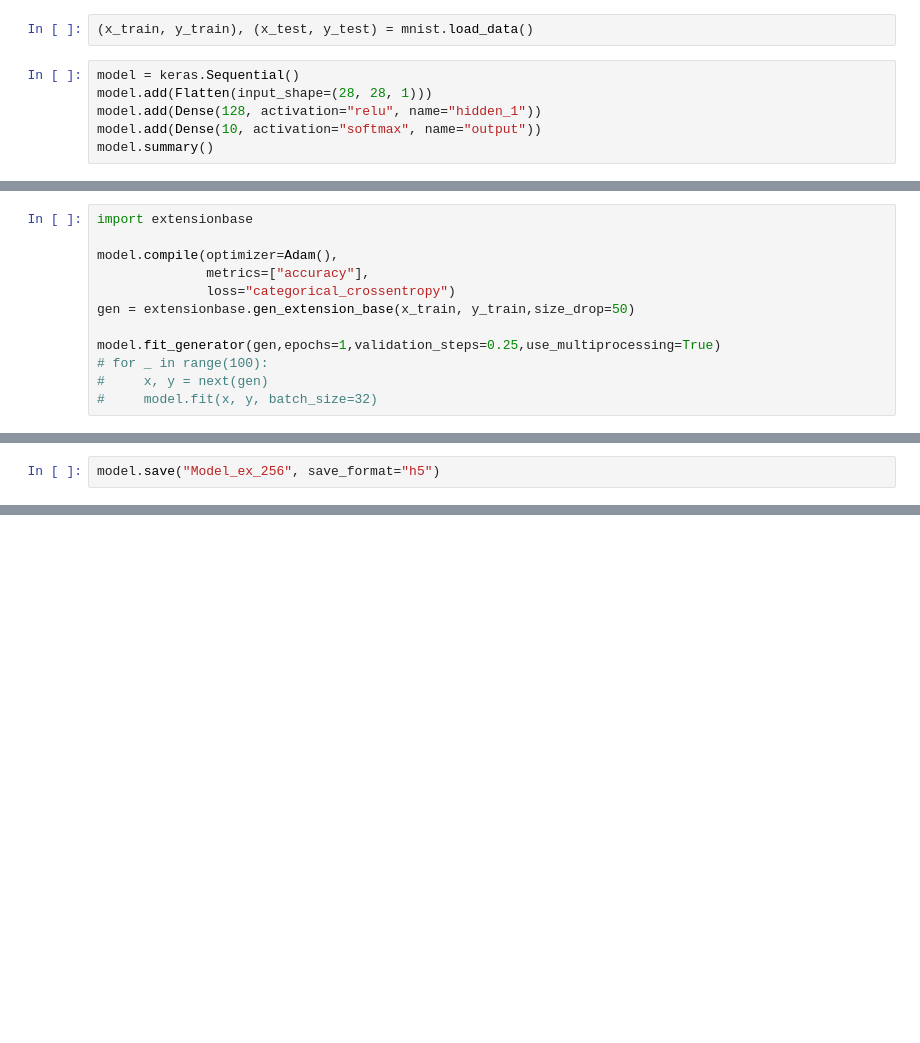
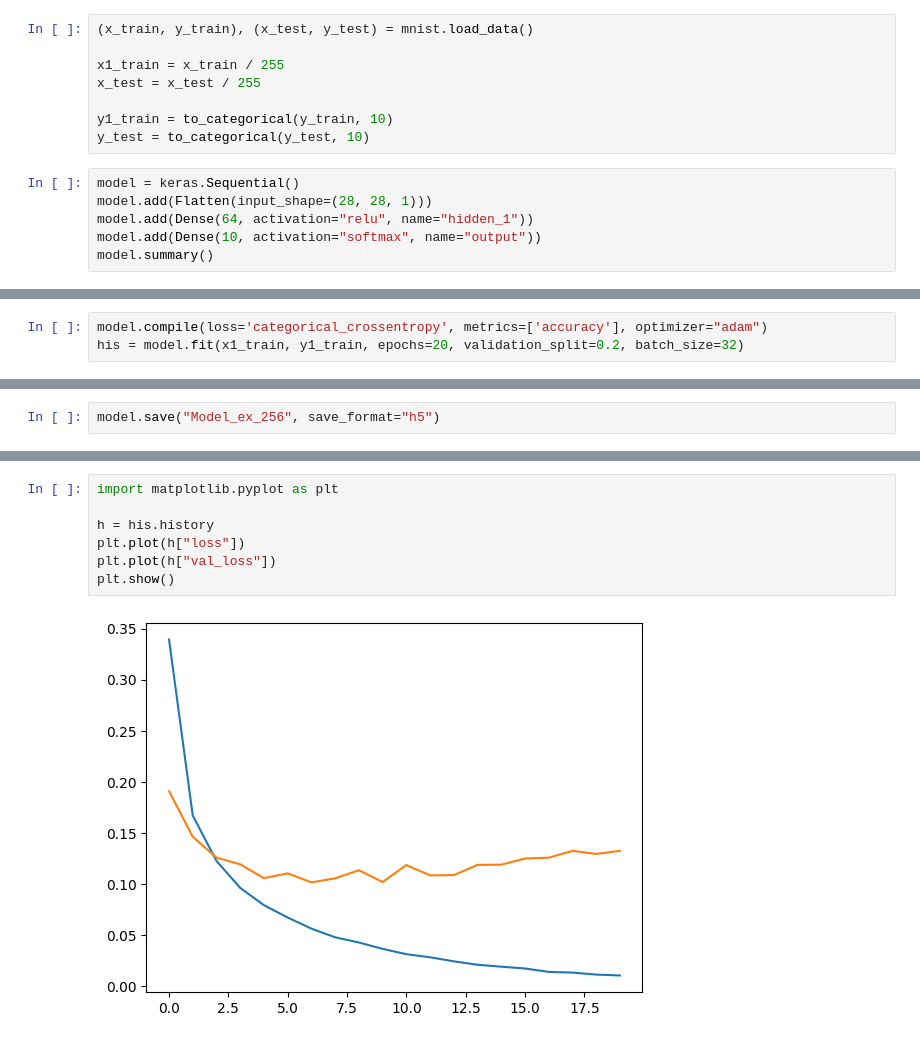
Before and after one commit to posyd0moika/NeuralNetwork_MNIST, a Jupyter notebook: CreateNetwork/keras_NN_MNIST.ipynb, the cells around one changed output, grey strips where cells are left out. Saved outputs shown, nothing was run; the diff lists cells and outputs as text; blank space fills up the shorter version.

Commit message:
update project, add models, refactor code im jp FFN

```diff
--- a/CreateNetwork/keras_NN_MNIST.ipynb
+++ b/CreateNetwork/keras_NN_MNIST.ipynb
@@ -11,9 +6,15 @@ os.environ['TF_CPP_MIN_LOG_LEVEL'] = '2'
 # %%
 (x_train, y_train), (x_test, y_test) = mnist.load_data()
+
+x1_train = x_train / 255
+x_test = x_test / 255
+
+y1_train = to_categorical(y_train, 10)
+y_test = to_categorical(y_test, 10)
 # %%
 model = keras.Sequential()
 model.add(Flatten(input_shape=(28, 28, 1)))
-model.add(Dense(128, activation="relu", name="hidden_1"))
+model.add(Dense(64, activation="relu", name="hidden_1"))
 model.add(Dense(10, activation="softmax", name="output"))
 model.summary()
 # %% [output]
@@ -33,14 +34,2 @@ Trainable params: 101,770
 Non-trainable params: 0
 _________________________________________________________________
-# %%
-import extensionbase
-
-model.compile(optimizer=Adam(),
-              metrics=["accuracy"],
-              loss="categorical_crossentropy")
-gen = extensionbase.gen_extension_base(x_train, y_train,size_drop=50)
-
-model.fit_generator(gen,epochs=1,validation_steps=0.25,use_multiprocessing=True)
-# for _ in range(100):
-#     x, y = next(gen)
-#     model.fit(x, y, batch_size=32)
@@ -64,0 +36,3 @@ TypeError: cannot pickle 'generator' object
+# %%
+model.compile(loss='categorical_crossentropy', metrics=['accuracy'], optimizer="adam")
+his = model.fit(x1_train, y1_train, epochs=20, validation_split=0.2, batch_size=32)
@@ -68,0 +64,9 @@ model.evaluate(x_train, to_categorical(y_train, 10))
+# %%
+import matplotlib.pyplot as plt
+
+h = his.history
+plt.plot(h["loss"])
+plt.plot(h["val_loss"])
+plt.show()
+# %% [output]
+[figure, added]
```
Also changed, not shown: parts of 10 cells of this notebook.
